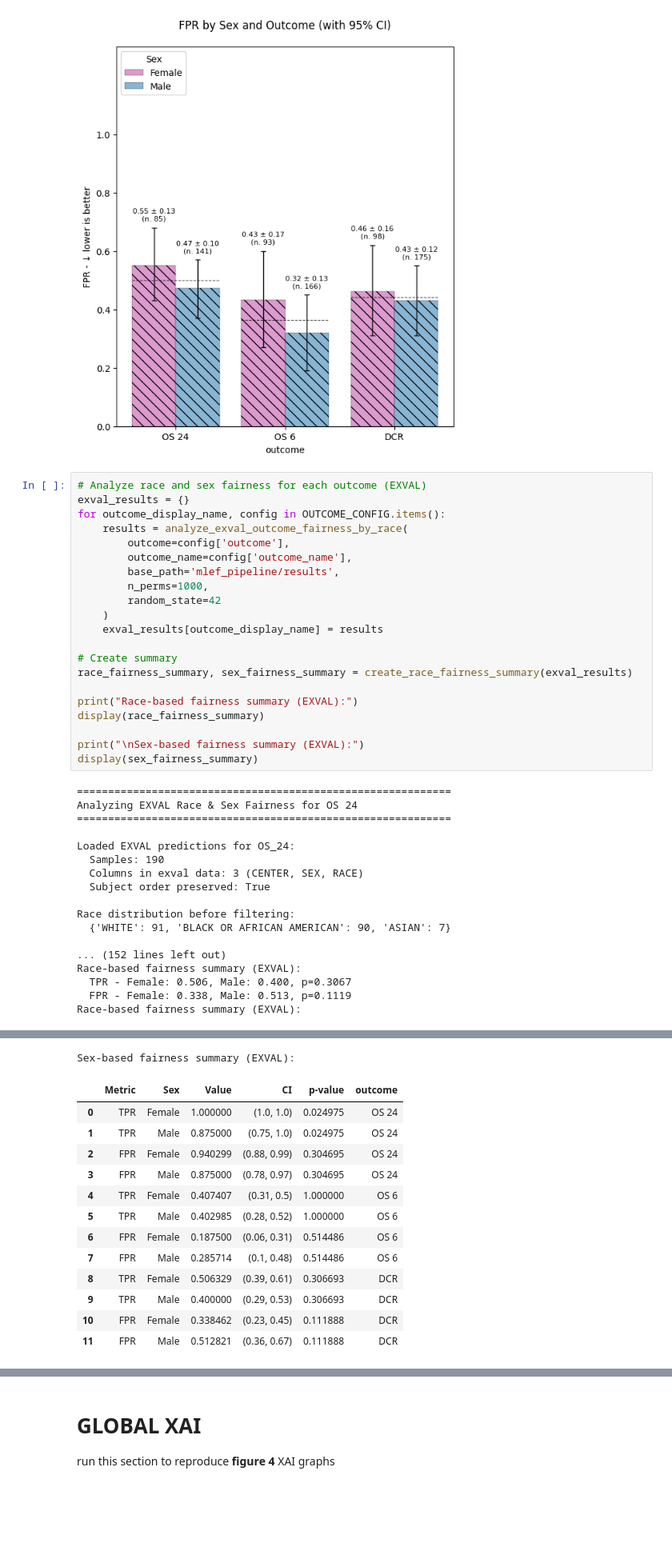
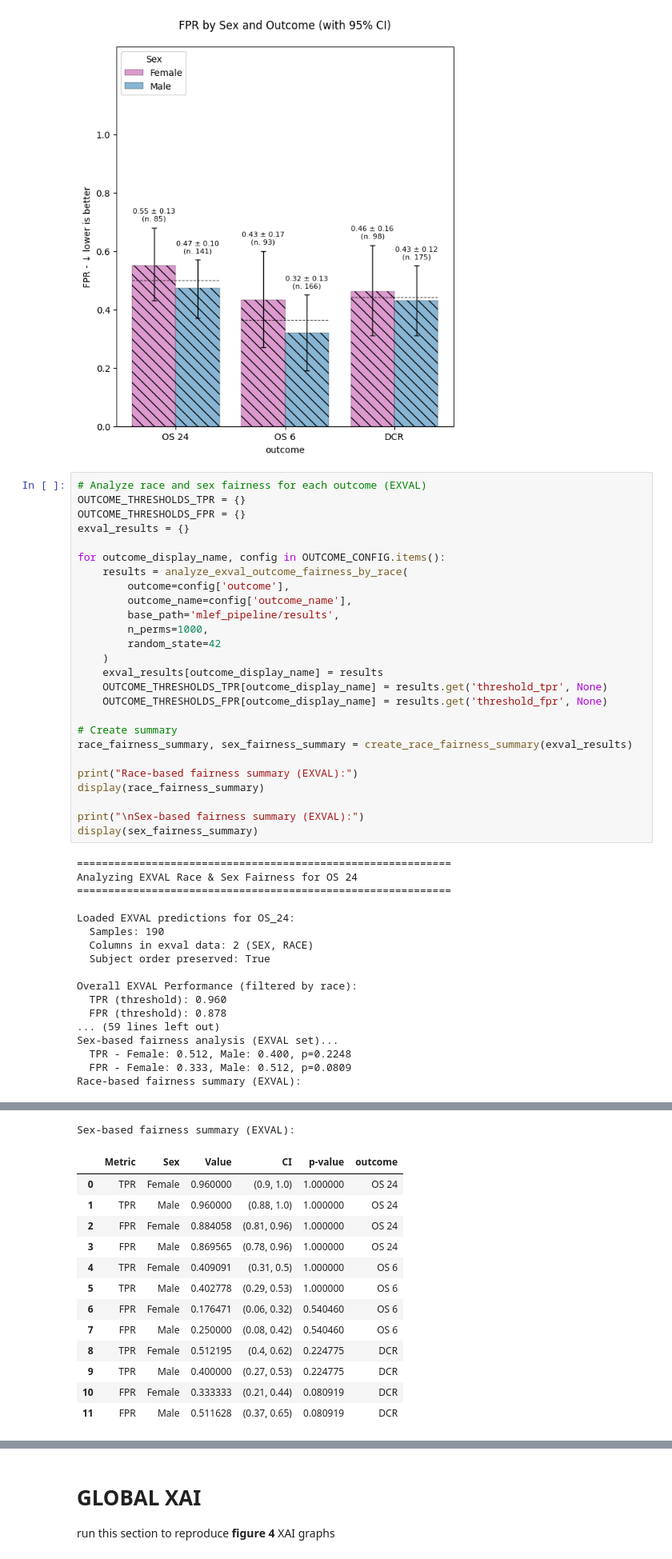
Before and after one commit to CostanzaSiniscalchi/I3LUNG_PDSS, a Jupyter notebook: graphs_classification.ipynb, the cells around one changed output, grey strips where cells are left out. Shown at 80% size. Cells and saved outputs as stored; diff of their text form; blank space fills up the shorter version.

Commit message:
final fix race fairness

```diff
--- a/graphs_classification.ipynb
+++ b/graphs_classification.ipynb
@@ -775,7 +778,10 @@ Failed to add labels: 'ErrorbarContainer' object has no attribute 'patches'
 [figure]
 # %%
 # Analyze race and sex fairness for each outcome (EXVAL)
+OUTCOME_THRESHOLDS_TPR = {}
+OUTCOME_THRESHOLDS_FPR = {}
 exval_results = {}
+
 for outcome_display_name, config in OUTCOME_CONFIG.items():
     results = analyze_exval_outcome_fairness_by_race(
         outcome=config['outcome'],
@@ -785,6 +791,8 @@ for outcome_display_name, config in OUTCOME_CONFIG.items():
         random_state=42
     )
     exval_results[outcome_display_name] = results
+    OUTCOME_THRESHOLDS_TPR[outcome_display_name] = results.get('threshold_tpr', None)
+    OUTCOME_THRESHOLDS_FPR[outcome_display_name] = results.get('threshold_fpr', None)
 
 # Create summary
 race_fairness_summary, sex_fairness_summary = create_race_fairness_summary(exval_results)
@@ -801,17 +809,17 @@ Analyzing EXVAL Race & Sex Fairness for OS 24
 
 Loaded EXVAL predictions for OS_24:
   Samples: 190
-  Columns in exval data: 3 (CENTER, SEX, RACE)
+  Columns in exval data: 2 (SEX, RACE)
   Subject order preserved: True
 
-Race distribution before filtering:
-  {'WHITE': 91, 'BLACK OR AFRICAN AMERICAN': 90, 'ASIAN': 7}
-
-... (152 lines left out)
+Overall EXVAL Performance (filtered by race):
+  TPR (threshold): 0.960
+  FPR (threshold): 0.878
+... (59 lines left out)
+Sex-based fairness analysis (EXVAL set)...
+  TPR - Female: 0.512, Male: 0.400, p=0.2248
+  FPR - Female: 0.333, Male: 0.512, p=0.0809
 Race-based fairness summary (EXVAL):
-  TPR - Female: 0.506, Male: 0.400, p=0.3067
-  FPR - Female: 0.338, Male: 0.513, p=0.1119
-Race-based fairness summary (EXVAL):
 |  | Metric | Race | Value | CI | p-value | outcome |
 | 0 | TPR | WHITE | 0.945946 | (0.86, 1.0) | 1.000000 | OS 24 |
 | 1 | TPR | BLACK OR AFRICAN AMERICAN | 0.972973 | (0.92, 1.0) | 1.000000 | OS 24 |
@@ -820,25 +828,25 @@ Race-based fairness summary (EXVAL):
 | 4 | TPR | WHITE | 0.435294 | (0.33, 0.54) | 0.426573 | OS 6 |
 | 5 | TPR | BLACK OR AFRICAN AMERICAN | 0.377778 | (0.28, 0.47) | 0.426573 | OS 6 |
 | 6 | FPR | WHITE | 0.240000 | (0.08, 0.4) | 1.000000 | OS 6 |
 | 7 | FPR | BLACK OR AFRICAN AMERICAN | 0.214286 | (0.07, 0.36) | 1.000000 | OS 6 |
 | 8 | TPR | WHITE | 0.434783 | (0.32, 0.55) | 0.591409 | DCR |
 | 9 | TPR | BLACK OR AFRICAN AMERICAN | 0.492308 | (0.37, 0.6) | 0.591409 | DCR |
 | 10 | FPR | WHITE | 0.409091 | (0.27, 0.55) | 1.000000 | DCR |
 | 11 | FPR | BLACK OR AFRICAN AMERICAN | 0.400000 | (0.28, 0.52) | 1.000000 | DCR |
 Sex-based fairness summary (EXVAL):
 |  | Metric | Sex | Value | CI | p-value | outcome |
-| 0 | TPR | Female | 1.000000 | (1.0, 1.0) | 0.024975 | OS 24 |
-| 1 | TPR | Male | 0.875000 | (0.75, 1.0) | 0.024975 | OS 24 |
-| 2 | FPR | Female | 0.940299 | (0.88, 0.99) | 0.304695 | OS 24 |
-| 3 | FPR | Male | 0.875000 | (0.78, 0.97) | 0.304695 | OS 24 |
-| 4 | TPR | Female | 0.407407 | (0.31, 0.5) | 1.000000 | OS 6 |
-| 5 | TPR | Male | 0.402985 | (0.28, 0.52) | 1.000000 | OS 6 |
-| 6 | FPR | Female | 0.187500 | (0.06, 0.31) | 0.514486 | OS 6 |
-| 7 | FPR | Male | 0.285714 | (0.1, 0.48) | 0.514486 | OS 6 |
-| 8 | TPR | Female | 0.506329 | (0.39, 0.61) | 0.306693 | DCR |
-| 9 | TPR | Male | 0.400000 | (0.29, 0.53) | 0.306693 | DCR |
-| 10 | FPR | Female | 0.338462 | (0.23, 0.45) | 0.111888 | DCR |
-| 11 | FPR | Male | 0.512821 | (0.36, 0.67) | 0.111888 | DCR |
+| 0 | TPR | Female | 0.960000 | (0.9, 1.0) | 1.000000 | OS 24 |
+| 1 | TPR | Male | 0.960000 | (0.88, 1.0) | 1.000000 | OS 24 |
+| 2 | FPR | Female | 0.884058 | (0.81, 0.96) | 1.000000 | OS 24 |
+| 3 | FPR | Male | 0.869565 | (0.78, 0.96) | 1.000000 | OS 24 |
+| 4 | TPR | Female | 0.409091 | (0.31, 0.5) | 1.000000 | OS 6 |
+| 5 | TPR | Male | 0.402778 | (0.29, 0.53) | 1.000000 | OS 6 |
+| 6 | FPR | Female | 0.176471 | (0.06, 0.32) | 0.540460 | OS 6 |
+| 7 | FPR | Male | 0.250000 | (0.08, 0.42) | 0.540460 | OS 6 |
+| 8 | TPR | Female | 0.512195 | (0.4, 0.62) | 0.224775 | DCR |
+| 9 | TPR | Male | 0.400000 | (0.27, 0.53) | 0.224775 | DCR |
+| 10 | FPR | Female | 0.333333 | (0.21, 0.44) | 0.080919 | DCR |
+| 11 | FPR | Male | 0.511628 | (0.37, 0.65) | 0.080919 | DCR |
 # %%
 # Compute patient counts from results
 exval_patients_race = {}
```
Also changed, not shown: parts of 3 cells of this notebook, 1 other file.
